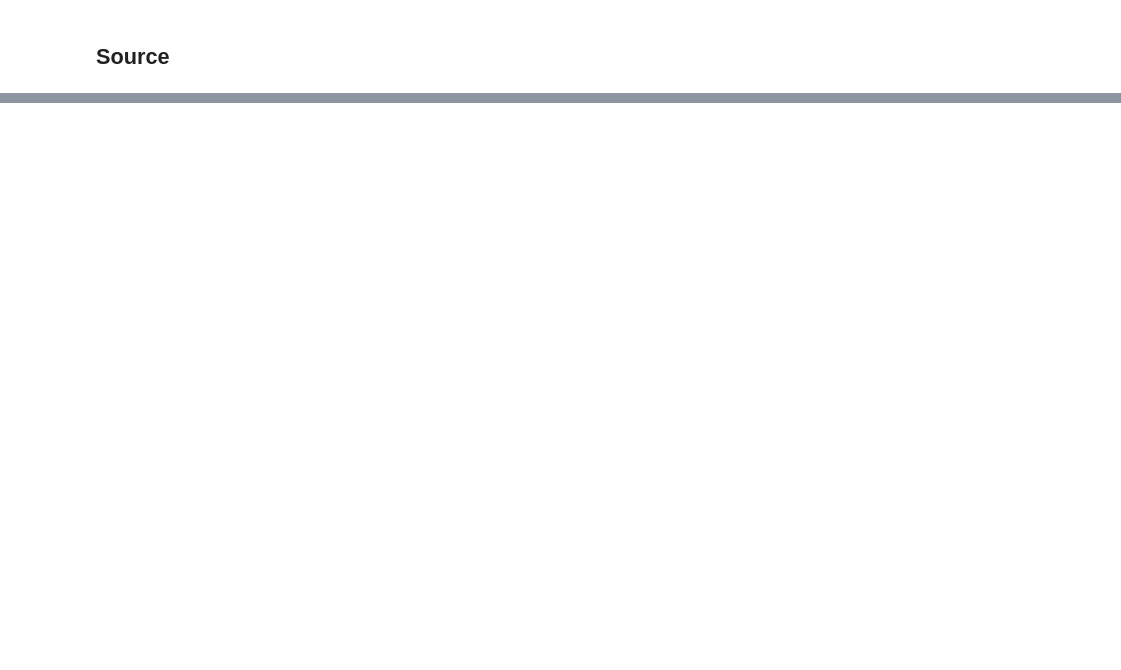
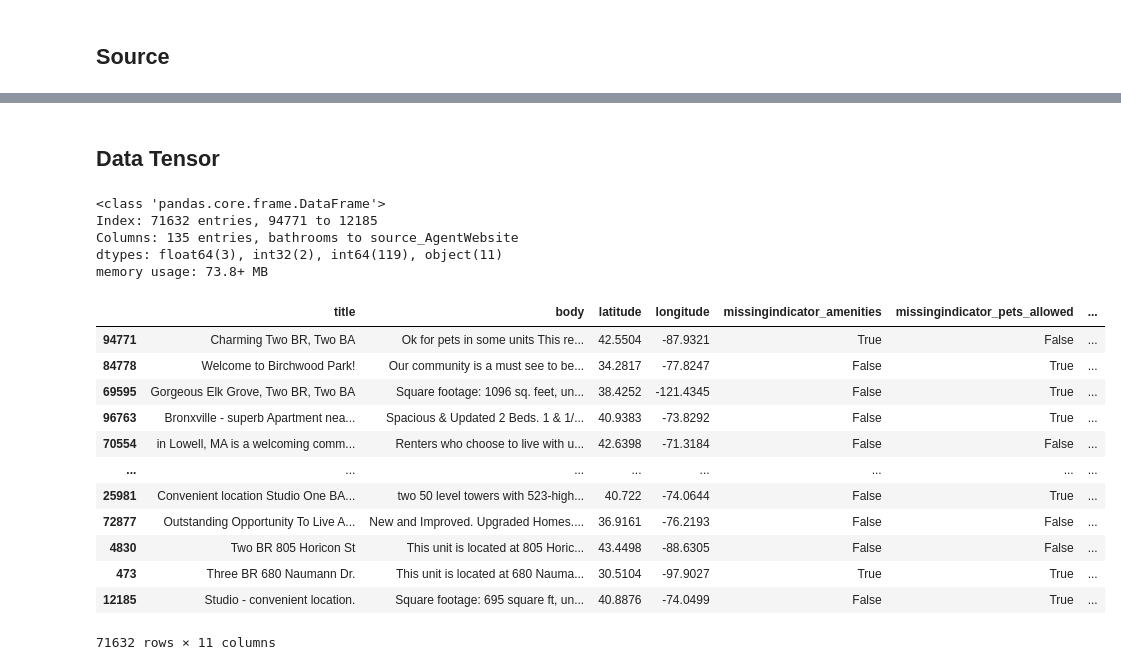
Before and after one commit to Hanif-Imaduddin/Apartement-Price-Prediction-with-Random-Forest, a Jupyter notebook: Apartement Rent Data.ipynb, the cells around one changed output, grey strips where cells are left out. Saved outputs shown, nothing was run; the diff lists cells and outputs as text; code cells hidden in the pictures; blank space fills up the shorter version.

```diff
--- a/Apartement Rent Data.ipynb
+++ b/Apartement Rent Data.ipynb
@@ -308,0 +636,2 @@ X_train.shape,X_test.shape
+# %% [markdown]
+## Data Tensor
@@ -308,0 +644,24 @@ X_train.shape,X_test.shape
+# %%
+X_train.info()
+# %% [output]
+<class 'pandas.core.frame.DataFrame'>
+Index: 71632 entries, 94771 to 12185
+Columns: 135 entries, bathrooms to source_AgentWebsite
+dtypes: float64(3), int32(2), int64(119), object(11)
+memory usage: 73.8+ MB
+# %%
+X_train.select_dtypes(exclude='number')
+# %% [output]
+|  | title | body | latitude | longitude | missingindicator_amenities | missingindicator_pets_allowed | ... |
+| 94771 | Charming Two BR, Two BA | Ok for pets in some units This re... | 42.5504 | -87.9321 | True | False | ... |
+| 84778 | Welcome to Birchwood Park! | Our community is a must see to be... | 34.2817 | -77.8247 | False | True | ... |
+| 69595 | Gorgeous Elk Grove, Two BR, Two BA | Square footage: 1096 sq. feet, un... | 38.4252 | -121.4345 | False | True | ... |
+| 96763 | Bronxville - superb Apartment nea... | Spacious & Updated 2 Beds. 1 & 1/... | 40.9383 | -73.8292 | False | True | ... |
+| 70554 | in Lowell, MA is a welcoming comm... | Renters who choose to live with u... | 42.6398 | -71.3184 | False | False | ... |
+| ... | ... | ... | ... | ... | ... | ... | ... |
+| 25981 | Convenient location Studio One BA... | two 50 level towers with 523-high... | 40.722 | -74.0644 | False | True | ... |
+| 72877 | Outstanding Opportunity To Live A... | New and Improved. Upgraded Homes.... | 36.9161 | -76.2193 | False | False | ... |
+| 4830 | Two BR 805 Horicon St | This unit is located at 805 Horic... | 43.4498 | -88.6305 | False | False | ... |
+| 473 | Three BR 680 Naumann Dr. | This unit is located at 680 Nauma... | 30.5104 | -97.9027 | True | True | ... |
+| 12185 | Studio - convenient location. | Square footage: 695 square ft, un... | 40.8876 | -74.0499 | False | True | ... |
+71632 rows × 11 columns
```
Also changed, not shown: parts of 48 cells of this notebook.
